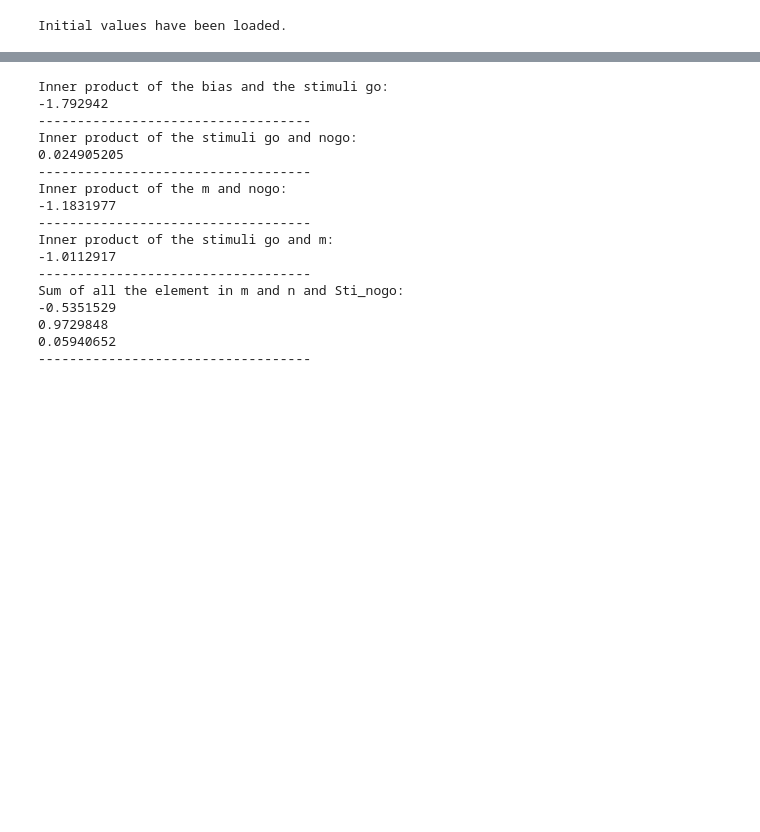
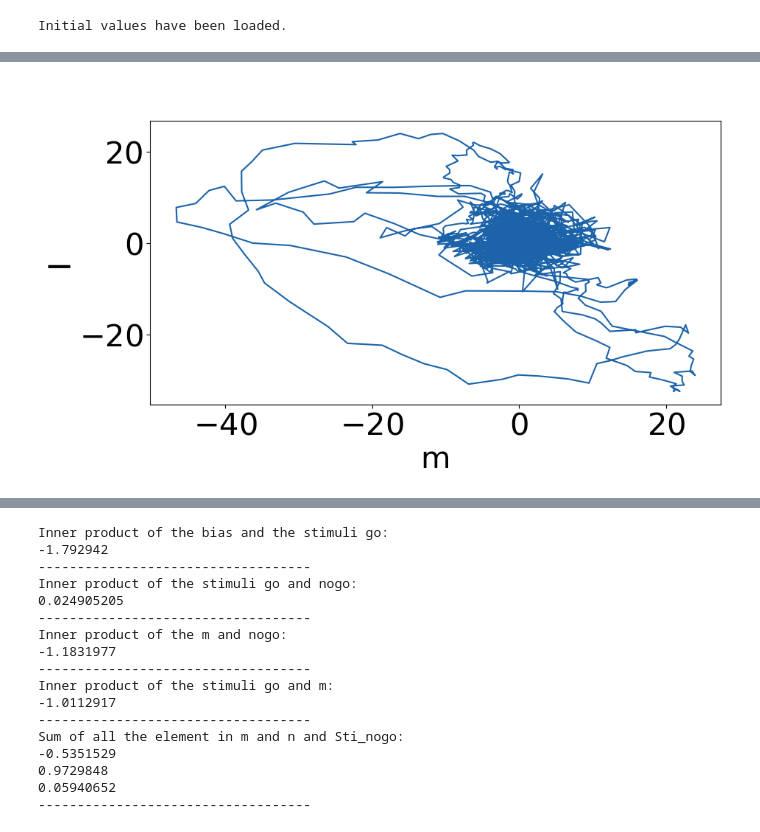
Before and after one commit to LiBinUtokyo/LowRank_ModifiedTheta_SNN, a Jupyter notebook: PYTHON/main_pytorch_lowrank_exc.ipynb, the cells around one changed output, grey strips where cells are left out. Saved outputs shown, nothing was run; the diff lists cells and outputs as text; code cells hidden in the pictures; blank space fills up the shorter version.

```diff
--- a/PYTHON/main_pytorch_lowrank_exc.ipynb
+++ b/PYTHON/main_pytorch_lowrank_exc.ipynb
@@ -424,0 +387,87 @@ ylim,xlim = Draw_Projection(ax,I_syn_nogo_EE,m[:N_E],Sti_nogo[:N_E],' ',color_No
+# %%
+# Monitor the Projection on m-I plane
+from matplotlib.ticker import FuncFormatter, ScalarFormatter
+import numpy as np
+import matplotlib.pyplot as plt
+from matplotlib.ticker import ScalarFormatter
+
+def Draw_Projection(ax, activity, direction1, direction2,
+                    title_name='Projection', color_line='#1C63A9',
+                    xlabel='Activity along Direction1', ylabel='Activity along Direction2',
+                    ylim=None, xlim=None):
+    """
+    绘制 activity 在两个方向上的投影。
+
+    参数：
+    - ax: matplotlib.axes.Axes 对象
+    - activity: numpy.ndarray, 形状 (N, T)
+    - direction1: numpy.ndarray, 形状 (N, 1) 或 (N,)
+    - direction2: numpy.ndarray, 形状 (N, 1) 或 (N,)
+    - title_name: str, 图表标题
+    - color_line: str, 线条颜色
+    - xlabel: str, x 轴标签
+    - ylabel: str, y 轴标签
+    - ylim: tuple or None, y 轴范围
+    - xlim: tuple or None, x 轴范围
+
+    返回：
+    - (ylim, xlim): 设定的 y 轴和 x 轴范围
+    """
+
+    # 确保 ax 是 matplotlib 轴对象
+    if not isinstance(ax, plt.Axes):
+        raise TypeError("ax 必须是 matplotlib.axes.Axes 对象")
+
+    # 确保 direction1 和 direction2 是列向量
+    direction1 = np.asarray(direction1).reshape(-1, 1)
+    direction2 = np.asarray(direction2).reshape(-1, 1)
+
+    # 确保 activity 是 2D 数组
+    activity = np.asarray(activity)
+    if activity.ndim != 2:
+        raise ValueError("activity 必须是二维数组，形状应为 (N, T)")
+
+    # 计算投影（activity.T @ direction 得到 (T,1)）
+    try:
+        # torch.tanh(I_syn_EE).T@self.W_out[:self.N_E]
+        # 用tanh函数做归一化
+        act_on_dir1 = activity.T @ direction1  # 形状 (T, 1)
+        act_on_dir2 = activity.T @ direction2  # 形状 (T, 1)
+    except ValueError as e:
+        raise ValueError(f"矩阵乘法失败，请检查形状：{e}")
+
+    # 绘图
+    ax.plot(act_on_dir1.ravel(), act_on_dir2.ravel(), color=color_line)
+
+    # 设置坐标轴格式（科学计数法）
+    formatter = ScalarFormatter(useMathText=True)
+    formatter.set_powerlimits((-3, 3))  # 科学计数法的阈值
+    ax.xaxis.set_major_formatter(formatter)
+    ax.yaxis.set_major_formatter(formatter)
+
+    # 设定标题和标签
+    ax.set_title(title_name)
+    ax.set_xlabel(xlabel)
+    ax.set_ylabel(ylabel)
+
+    # 设定轴范围
+    if ylim is not None:
+        ax.set_ylim(ylim)
+    if xlim is not None:
+        ax.set_xlim(xlim)
+
+    return ax.get_ylim(), ax.get_xlim()
+
+# 为了避免活动极端值的影响，我们可以使用双曲正切函数进行归一化
+fig, ax = plt.subplots(figsize=(10,5))
+# ylim,xlim = Draw_Projection(ax,I_syn_go_EE,m[:N_E].numpy(),Sti_go[:N_E].numpy(),' ',color_Go,xlabel='m',ylabel='I',ylim=[-200000,500000])
+# ylim,xlim = Draw_Projection(ax,I_syn_go_EE,m[:N_E],Sti_go[:N_E],' ',color_Go,xlabel='m',ylabel='I',ylim=[-200000,500000])
+ylim,xlim = Draw_Projection(ax,np.tanh(I_syn_go_EE),m[:N_E],Sti_go[:N_E],' ',color_Go,xlabel='m',ylabel='I')
+# ylim,xlim = Draw_Projection(ax,I_syn_go_EE,Sti_go[:N_E].numpy(),m[:N_E].numpy(),'Activity on m-I Plane for Go Sti',color_Go,xlabel='I',ylabel='m')
+fig, ax = plt.subplots(figsize=(10,5))
+# ylim,xlim = Draw_Projection(ax,I_syn_nogo_EE,m[:N_E].numpy(),Sti_nogo[:N_E].numpy(),' ',color_Nogo,xlabel='m',ylabel='I',ylim=ylim,xlim=xlim)
+ylim,xlim = Draw_Projection(ax,np.tanh(I_syn_nogo_EE),m[:N_E],Sti_nogo[:N_E],' ',color_Nogo,xlabel='m',ylabel='I',ylim=ylim,xlim=xlim)
+# ylim,xlim = Draw_Projection(ax,I_syn_nogo_EE,m[:N_E],Sti_nogo[:N_E],' ',color_Nogo,xlabel='m',ylabel='I')
+# ylim,xlim = Draw_Projection(ax,I_syn_nogo_EE,Sti_nogo[:N_E].numpy(),m[:N_E].numpy(),'Activity on m-I Plane: Nogo Sti',color_Nogo,xlabel='I',ylabel='m')
+# %% [output]
+[figure, added]
```
Also changed, not shown: parts of 13 cells of this notebook, 1 other file.
